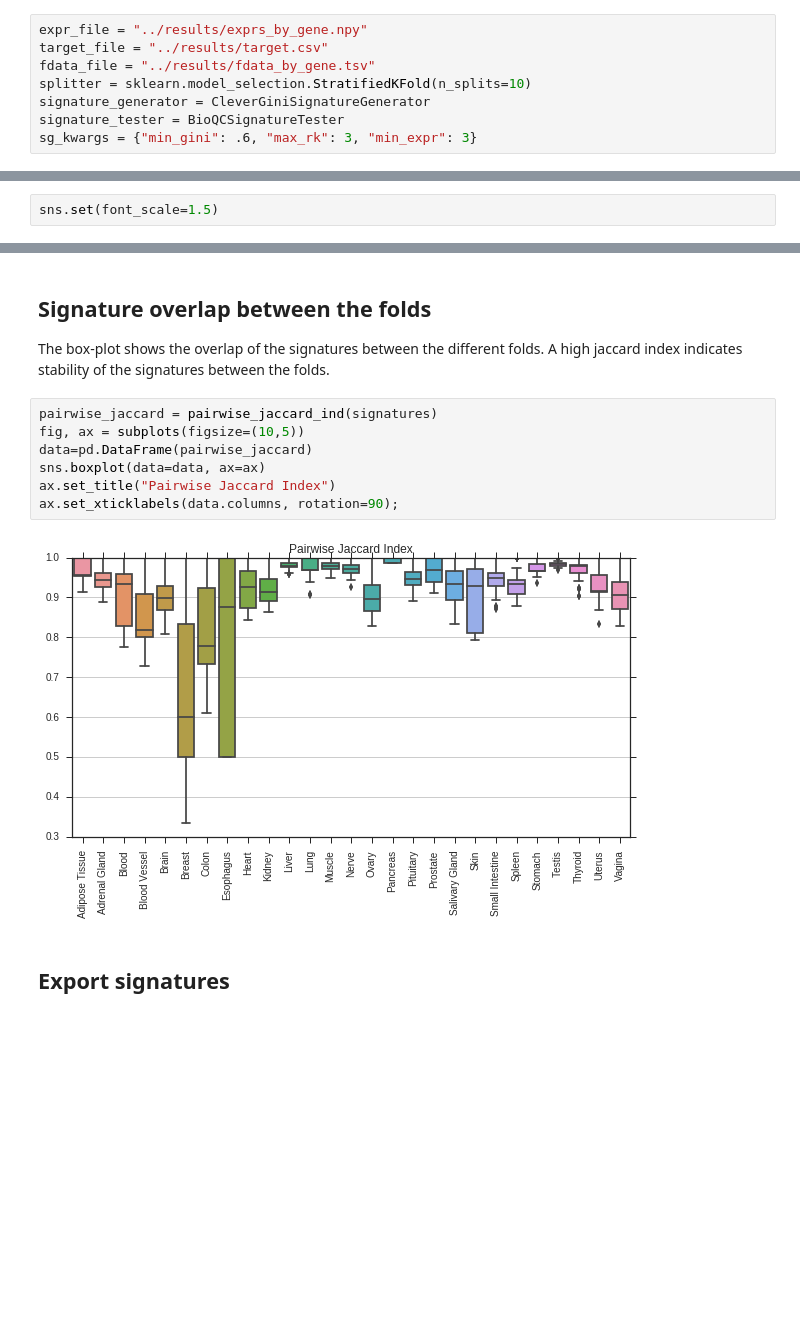
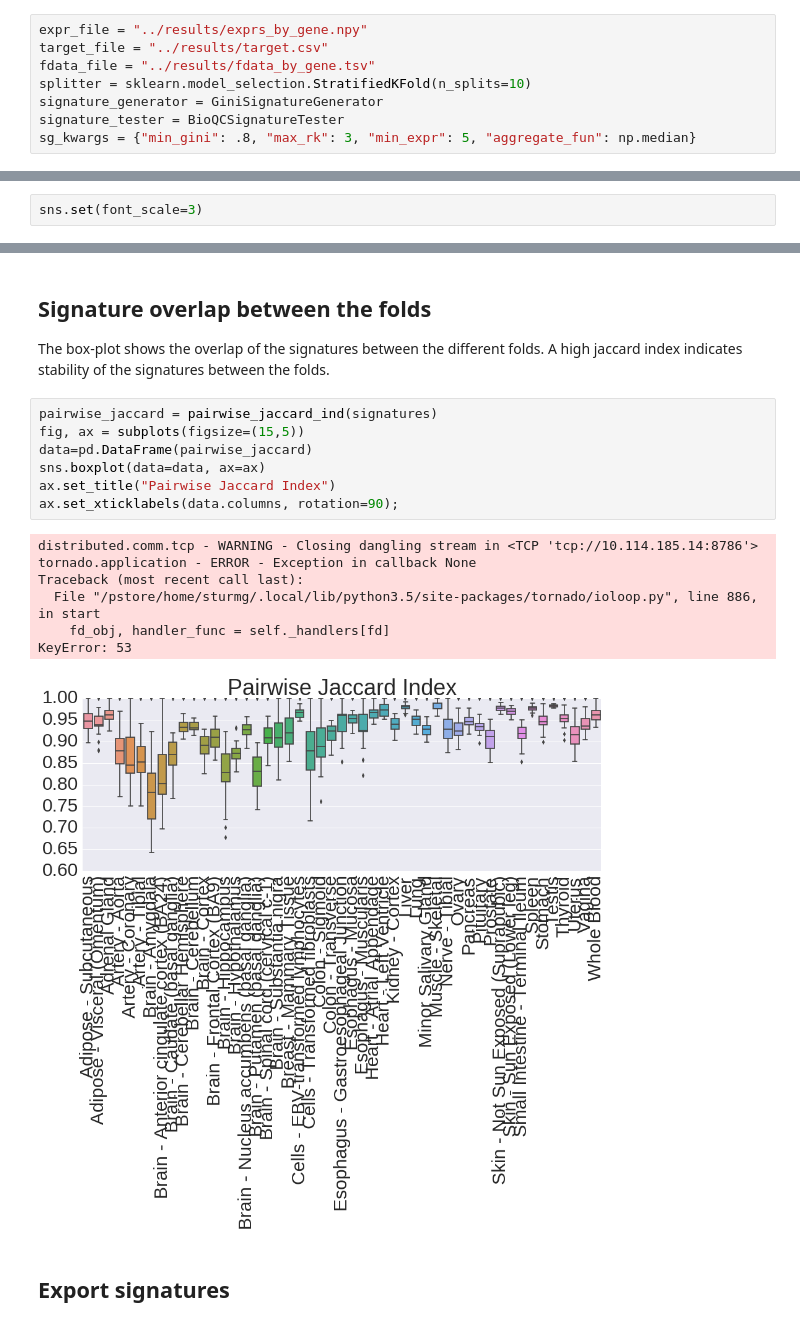
Before and after one commit to grst/gtex-signatures, a Jupyter notebook: notebooks/make_gtex_signatures.ipynb, the cells around one changed output, grey strips where cells are left out. Cells and saved outputs as stored; diff of their text form; blank space fills up the shorter version.

```diff
--- a/notebooks/make_gtex_signatures.ipynb
+++ b/notebooks/make_gtex_signatures.ipynb
@@ -44,9 +44,9 @@ expr_file = "../results/exprs_by_gene.npy"
 target_file = "../results/target.csv"
 fdata_file = "../results/fdata_by_gene.tsv"
 splitter = sklearn.model_selection.StratifiedKFold(n_splits=10)
-signature_generator = CleverGiniSignatureGenerator
+signature_generator = GiniSignatureGenerator
 signature_tester = BioQCSignatureTester
-sg_kwargs = {"min_gini": .6, "max_rk": 3, "min_expr": 3}
+sg_kwargs = {"min_gini": .8, "max_rk": 3, "min_expr": 5, "aggregate_fun": np.median}
 # %%
 exprs = np.load(expr_file)
 target = np.genfromtxt(target_file, dtype=str, delimiter=",")
@@ -90,5 +90,5 @@ heatmap_df = pd.DataFrame(heatmap_avg)
 heatmap_df.index = heatmaps[0].index
 heatmap_df.columns = heatmaps[0].columns
 # %%
-sns.set(font_scale=1.5)
+sns.set(font_scale=3)
 # %%
@@ -104,12 +104,18 @@ ax.set_xlabel("mean of samples")
 The box-plot shows the overlap of the signatures between the different folds. A high jaccard index indicates stability of the signatures between the folds.
 # %%
 pairwise_jaccard = pairwise_jaccard_ind(signatures)
-fig, ax = subplots(figsize=(10,5))
+fig, ax = subplots(figsize=(15,5))
 data=pd.DataFrame(pairwise_jaccard)
 sns.boxplot(data=data, ax=ax)
 ax.set_title("Pairwise Jaccard Index")
 ax.set_xticklabels(data.columns, rotation=90);
 # %% [output]
+distributed.comm.tcp - WARNING - Closing dangling stream in <TCP 'tcp://10.114.185.14:8786'>
+tornado.application - ERROR - Exception in callback None
+Traceback (most recent call last):
+  File "/pstore/home/sturmg/.local/lib/python3.5/site-packages/tornado/ioloop.py", line 886, in start
+    fd_obj, handler_func = self._handlers[fd]
+KeyError: 53
-[figure, old version]
+[figure, new version]
 # %% [markdown]
 ## Export signatures
```
Also changed, not shown: parts of 12 cells of this notebook, 3 other files.
